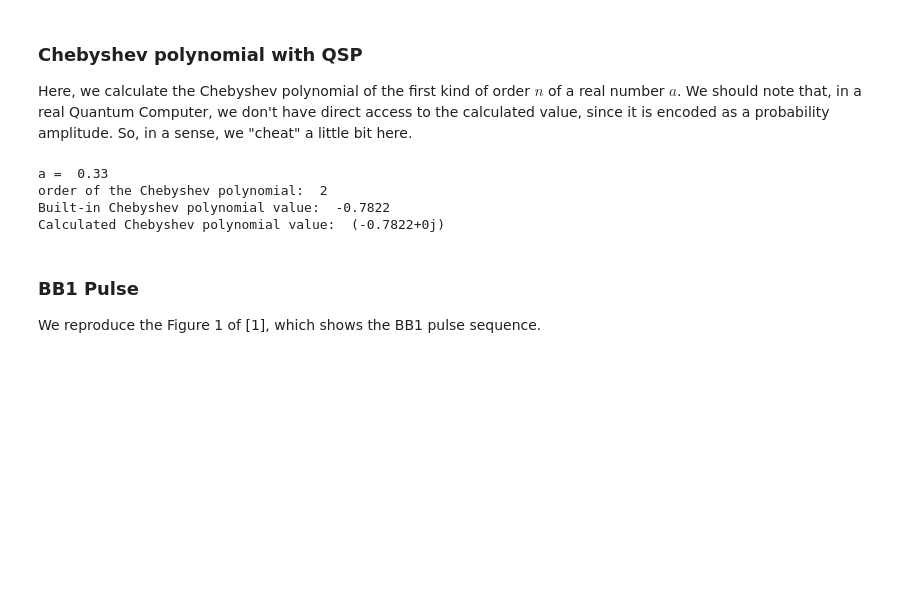
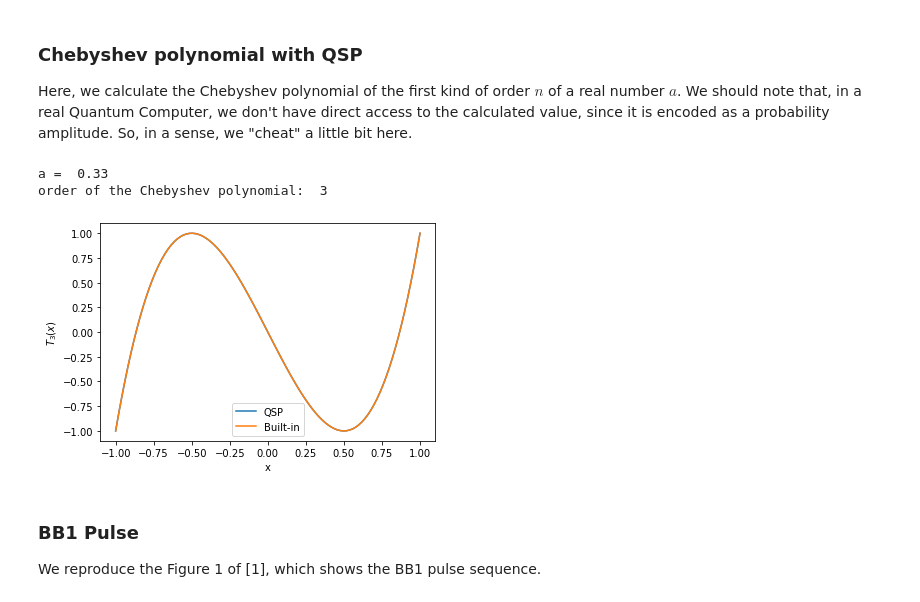
Before and after one commit to agnikit/QSVT, a Jupyter notebook: qsvt.ipynb, the cells around one changed output. Drawn from its saved outputs; the diff is of its cells as text; code cells hidden in the pictures; blank space fills up the shorter version.

Commit message:
updated chebyshev plot

```diff
--- a/qsvt.ipynb
+++ b/qsvt.ipynb
@@ -53,34 +53,38 @@ direct access to the calculated value, since it is encoded as a probability ampl
 # %%
 # create the backend, it will be used to run all the circuits
 backend = Aer.get_backend('statevector_simulator')
 
 # create the circuit
 a = 0.33 # the real number a, for which we want to calculate the Chebyshev polynomial
-N = 2 ; # order of the Chebyshev polynomial
+N = 3 ; # order of the Chebyshev polynomial
 phi = np.zeros(N+1) #
 print('a = ', a)
 print('order of the Chebyshev polynomial: ', N)
 
-qc = create_QSP_circuit(a,phi)
 
+x = np.linspace(-1,1,100)
+chebyt_qsp = np.zeros(x.size)
+chebyt_builtin = np.zeros(x.size)
 
-# run the circuit and get the output statevector
-job = backend.run(qc)
-result = job.result()
-output_state = result.get_statevector(qc)
-calculated_chebyt = output_state.data[0]
+for i in range(x.size):
+    qc = create_QSP_circuit(x[i],phi)
+    job = backend.run(qc)
+    result = job.result()
+    output_state = result.get_statevector(qc)
+    calculated_chebyt = output_state.data[0]
+    chebyt_qsp[i] = np.real(calculated_chebyt)
+    chebyt_builtin[i] = chebyt(N)(x[i])
 
-# calculate the Chebyshev polynomial
-chebyt_builtin = chebyt(N)(a)
-
-# print the results
-print('Built-in Chebyshev polynomial value: ', chebyt_builtin)
-print('Calculated Chebyshev polynomial value: ', calculated_chebyt)
+# plot the results
+plt.plot(x,chebyt_qsp, label='QSP', linestyle = '--')
+plt.plot(x,chebyt_builtin, label='Built-in', linestyle = 'solid')
+plt.legend()
+plt.xlabel('x')
+plt.ylabel(r'$T_{%d}(x)$'%N)
 # %% [output]
 a =  0.33
-order of the Chebyshev polynomial:  2
-Built-in Chebyshev polynomial value:  -0.7822
-Calculated Chebyshev polynomial value:  (-0.7822+0j)
+order of the Chebyshev polynomial:  3
+[figure, added]
 # %% [markdown]
 ### BB1 Pulse
 
```
